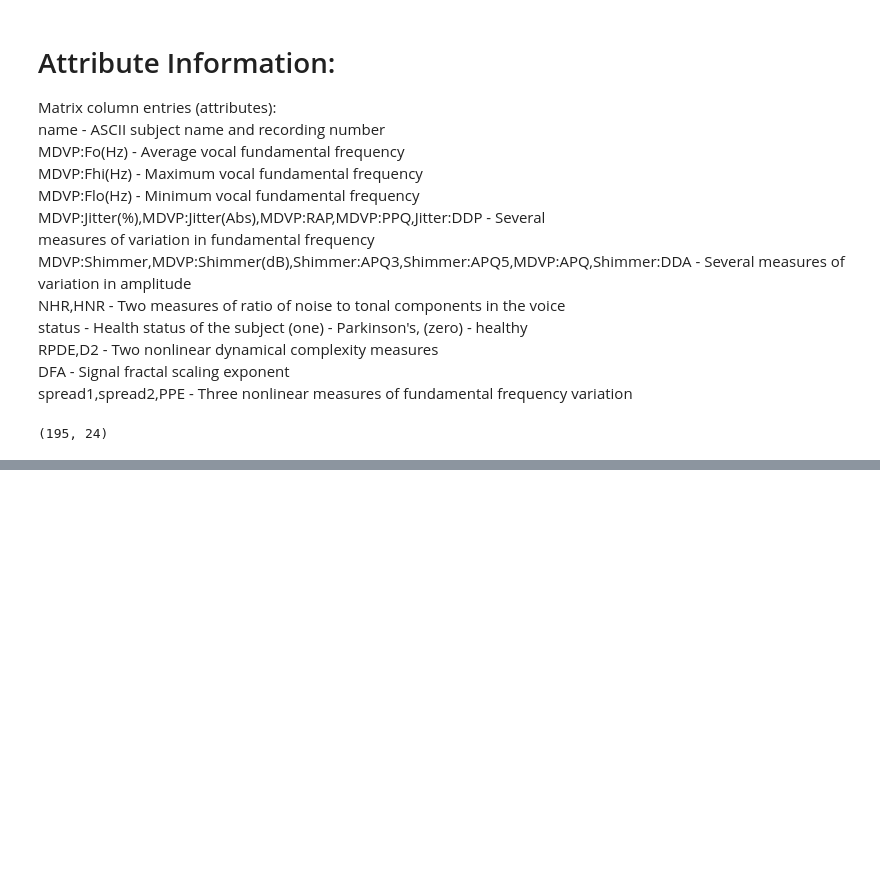
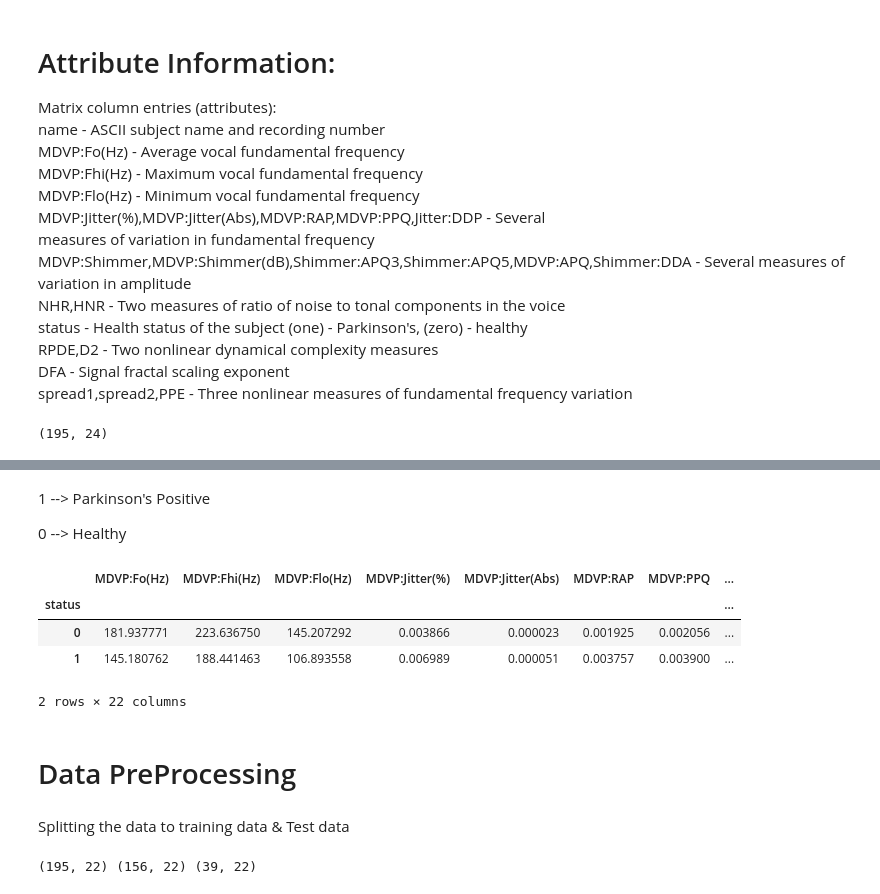
Before and after one commit to yaranasserr/Parkinson-s-Disease-Detection-using-Machine-Learning, a Jupyter notebook: parkinsons detection.ipynb, the cells around one changed output, grey strips where cells are left out. Saved outputs shown, nothing was run; the diff lists cells and outputs as text; code cells hidden in the pictures; blank space fills up the shorter version.

```diff
--- a/parkinsons detection.ipynb
+++ b/parkinsons detection.ipynb
@@ -58,0 +121,15 @@ parkinsons_data.shape
+# %% [markdown]
+1 --> Parkinson's Positive
+
+0 --> Healthy
+# %%
+# grouping the data bas3ed on the target variable
+parkinsons_data.groupby('status').mean()
+# %% [output]
+|  | MDVP:Fo(Hz) | MDVP:Fhi(Hz) | MDVP:Flo(Hz) | MDVP:Jitter(%) | MDVP:Jitter(Abs) | MDVP:RAP | MDVP:PPQ | ... |
+| status |  |  |  |  |  |  |  | ... |
+| 0 | 181.937771 | 223.636750 | 145.207292 | 0.003866 | 0.000023 | 0.001925 | 0.002056 | ... |
+| 1 | 145.180762 | 188.441463 | 106.893558 | 0.006989 | 0.000051 | 0.003757 | 0.003900 | ... |
+2 rows × 22 columns
+# %% [markdown]
+# Data PreProcessing
@@ -58,0 +139,7 @@ parkinsons_data.shape
+# %% [markdown]
+Splitting the data to training data & Test data
+# %%
+X_train, X_test, Y_train, Y_test = train_test_split(X, Y, test_size=0.2, random_state=2)
+print(X.shape, X_train.shape, X_test.shape)
+# %% [output]
+(195, 22) (156, 22) (39, 22)
```
Also changed, not shown: parts of 14 cells of this notebook.
